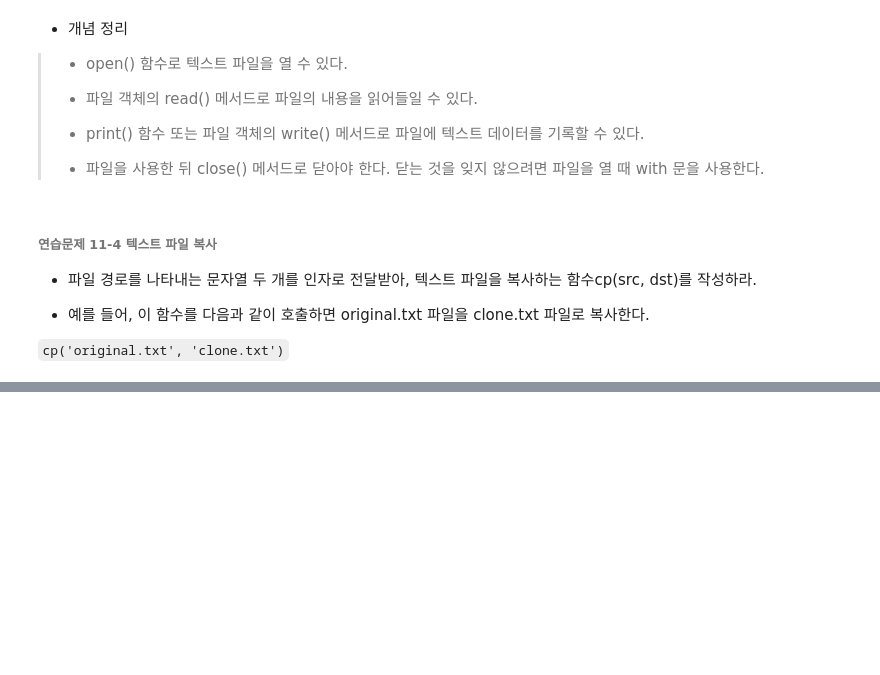
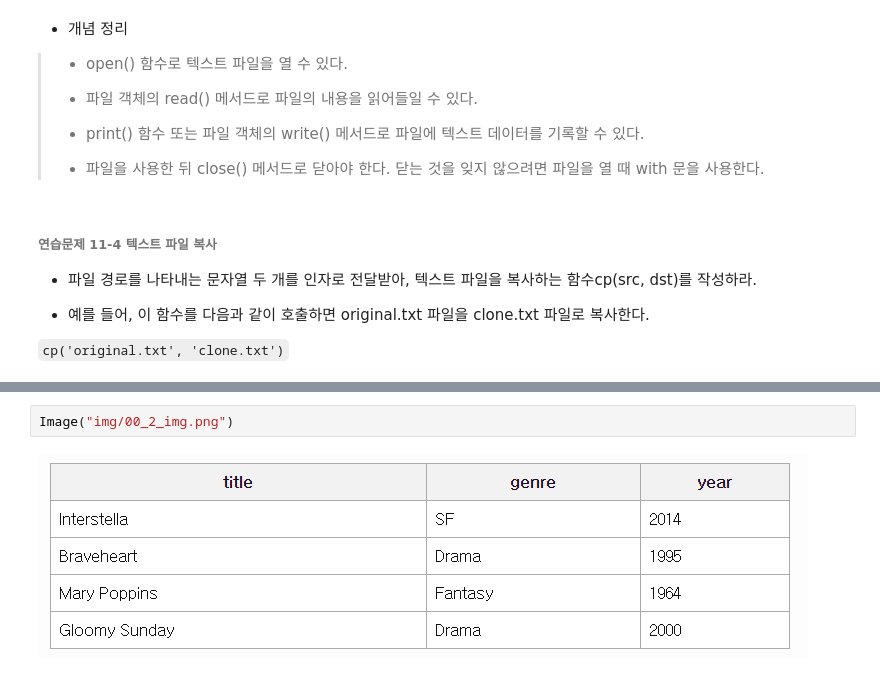
Before and after one commit to daegukdo/GCWM, a Jupyter notebook: 12/00_file_input_and_output.ipynb, the cells around one changed output, grey strips where cells are left out. Drawn from its saved outputs; the diff is of its cells as text; blank space fills up the shorter version.

```diff
--- a/12/00_file_input_and_output.ipynb
+++ b/12/00_file_input_and_output.ipynb
@@ -240,0 +269,4 @@ with open('time.txt') as file:
+# %%
+Image("img/00_2_img.png")
+# %% [output]
+[figure, added]
```
Also changed, not shown: parts of 21 cells of this notebook, 6 other files.
